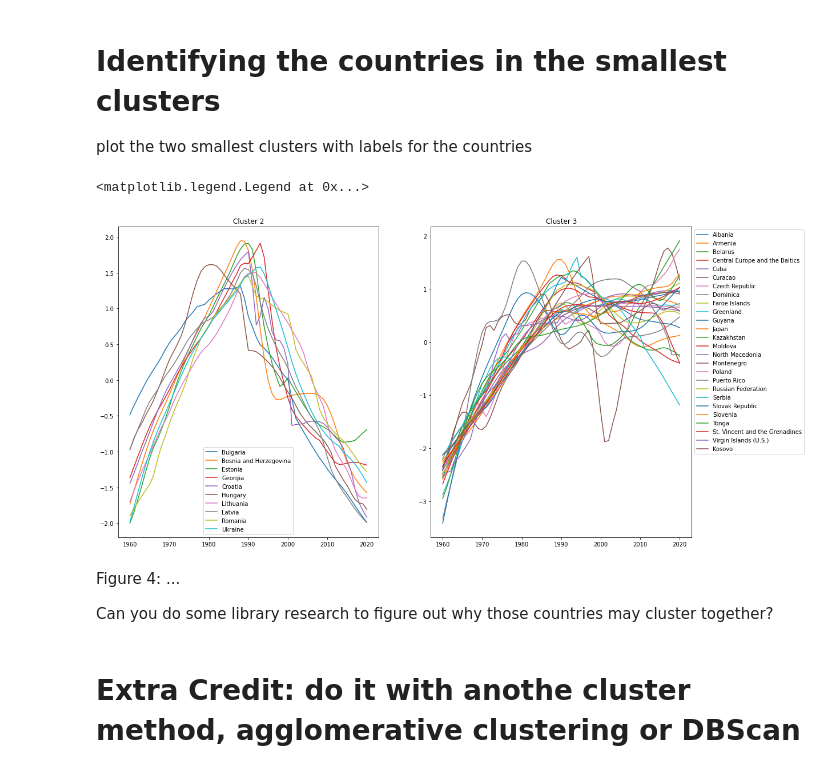
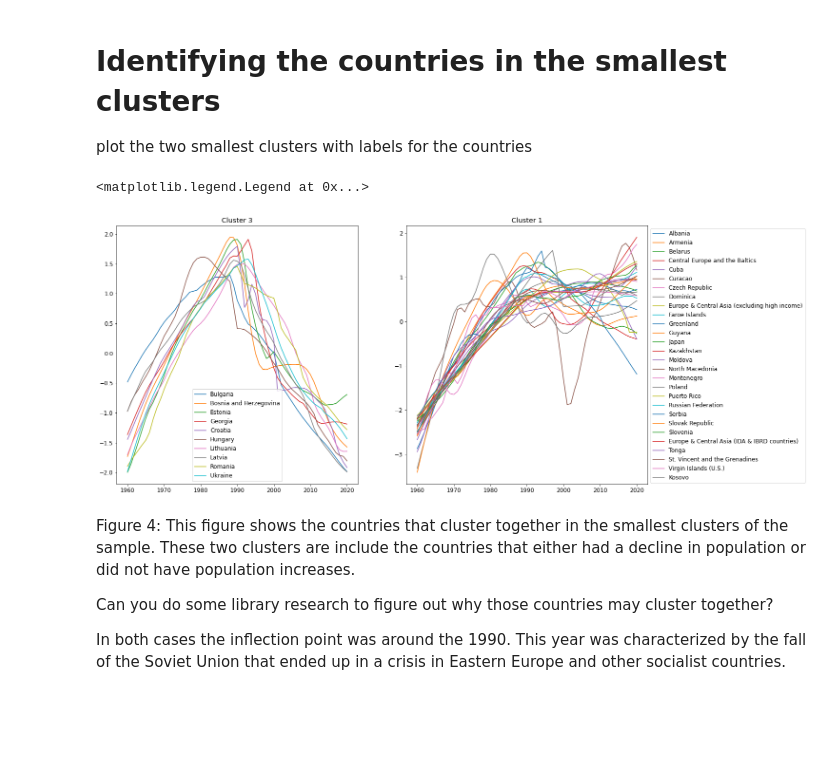
Before and after one commit to ReidelVichot/PUA2022_RVichot, a Jupyter notebook: HW5/HW5_timeSeriesClustering_solution.ipynb, the cells around one changed output. Saved outputs shown, nothing was run; the diff lists cells and outputs as text; code cells hidden in the pictures; blank space fills up the shorter version.

````diff
--- a/HW5/HW5_timeSeriesClustering_solution.ipynb
+++ b/HW5/HW5_timeSeriesClustering_solution.ipynb
@@ -177,8 +157,10 @@ For each model, fit the data and calculate the "inertia" which is
 # assess if the elbow plot shows an inflection, which you can use to determin the "right" number of clusters
 inertia = []
 for i in range(2, 10):
-  ...
-  inertia.append()
+  model = cluster.KMeans(n_clusters = i)
+  model.fit(pop_standard)
+
+  inertia.append(model.inertia_)
 
 pl.plot(range(2, 10), inertia)
 pl.xlabel("Number of Clusters")
@@ -208,3 +190,8 @@ ax[1,0]....
 
 ax[1,1]....
 ```
+# %%
+# For n_clusters = 2 this would look as:
+model = cluster.KMeans(n_clusters = 4)
+model.fit(pop_standard)
+model.inertia_
@@ -213,0 +251,5 @@ c = cluster.kKMeans(.....
+# %%
+# For n_clusters = 4 this would look as:
+model = cluster.AgglomerativeClustering(n_clusters = 4)
+model.fit(pop_standard)
+model.labels_
@@ -214,7 +287,7 @@ c = cluster.kKMeans(.....
 # %% [markdown]
 how many objects in each cluster?
 # %%
-for i in range(...):
+for i in range(4):
   print ("total items in cluster {:d}: {:d}".format(
-      i+1, np.sum(c[1] == i)))
+      i+1, np.sum(model.labels_ == i)))
 # %% [output]
@@ -235,26 +304,28 @@ Cluster 1 is a a fairly linear upward trend with some outliers and cluster 4 a m
 
 plot the two smallest clusters with labels for the countries
 # %%
-fig,ax = pl.subplots(1,2, figsize=(18,10))
+fig,ax = pl.subplots(1,2, figsize=(20,10))
 
-ax[0].set_title("Cluster ...")
+ax[1].set_title("Cluster 1")
+ax[1].set_xticks(range(0,70,10))
+ax[1].set_xticklabels(["%d"%i for i in range(1960, 2030, 10)]);
+ax[1].plot(pop_standard[model.labels_ == 0 ].T);
+ax[1].legend(labels=pop_df_clean.loc[model.labels_ == 0].index, bbox_to_anchor=(1.0, 1.0), loc='upper left')
+
+
+ax[0].set_title("Cluster 3")
 ax[0].set_xticks(range(0,70,10))
 ax[0].set_xticklabels(["%d"%i for i in range(1960, 2030, 10)]);
-ax[0].plot(pop_standard[c[1] == ... ].T);
-ax[0].legend(labels=pop_df_clean.loc[c[1] == 1].index)
+ax[0].plot(pop_standard[model.labels_ == 2 ].T);
+# placing legend method via https://www.delftstack.com/howto/matplotlib/how-to-place-legend-outside-of-the-plot-in-matplotlib/
 
-ax[1].set_title("Cluster ....")
-ax[1].set_xticks(range(0,70,10))
-ax[1].set_xticklabels(["%d"%i for i in range(1960, 2030, 10)]);
-ax[1].plot(pop_standard[c[1] == ... ].T);
-# placing legend method via https://www.delftstack.com/howto/matplotlib/how-to-place-legend-outside-of-the-plot-in-matplotlib/
-ax[1].legend(labels=pop_df_clean.loc[c[1] == 2].index, bbox_to_anchor=(1.0, 1.0), loc='upper left')
+ax[0].legend(labels=pop_df_clean.loc[model.labels_ == 2].index)
 # %% [output]
 <matplotlib.legend.Legend at 0x...>
-[figure, old version]
+[figure, new version]
-# %% [markdown]
-Figure 4: ...
-
-Can you do some library research to figure out why those countries may cluster together?
-# %% [markdown]
-# Extra Credit: do it with anothe cluster method, agglomerative clustering or DBScan
+# %% [markdown]
+Figure 4: This figure shows the countries that cluster together in the smallest clusters of the sample. These two clusters are include the countries that either had a decline in population or did not have population increases.
+
+Can you do some library research to figure out why those countries may cluster together?
+
+In both cases the inflection point was around the 1990. This year was characterized by the fall of the Soviet Union that ended up in a crisis in Eastern Europe and other socialist countries.
````
Also changed, not shown: parts of 20 cells of this notebook.
